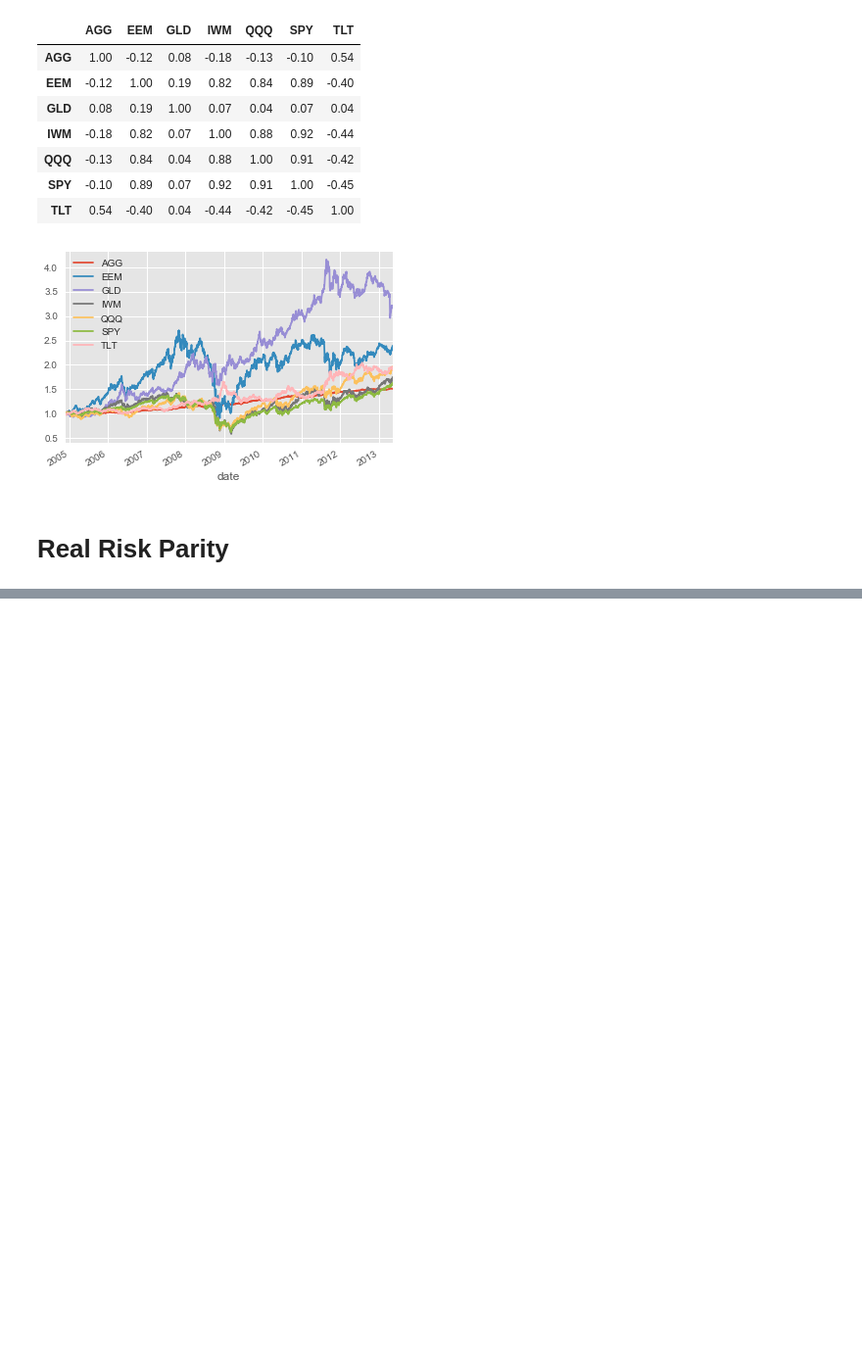
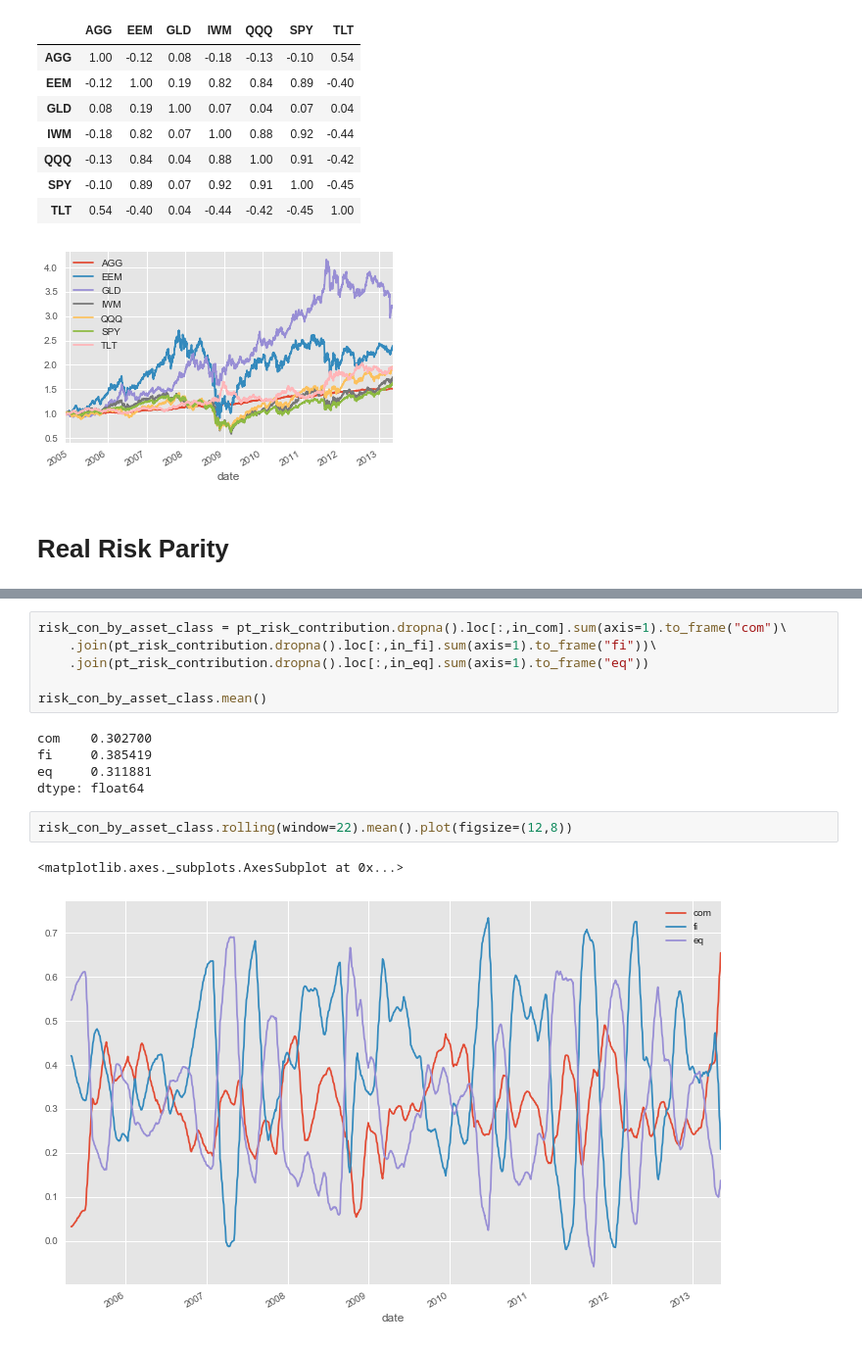
Before and after one commit to qiao-zhou/risk_parity, a Jupyter notebook: notebooks/Risk Parity Introduction.ipynb, the cells around one changed output, grey strips where cells are left out. Shown: that part at 98% size. Cells and saved outputs as stored; diff of their text form; blank space fills up the shorter version.

```diff
--- a/notebooks/Risk Parity Introduction.ipynb
+++ b/notebooks/Risk Parity Introduction.ipynb
@@ -207,0 +331,16 @@ cov_dict.values[1200]
+# %%
+risk_con_by_asset_class = pt_risk_contribution.dropna().loc[:,in_com].sum(axis=1).to_frame("com")\
+    .join(pt_risk_contribution.dropna().loc[:,in_fi].sum(axis=1).to_frame("fi"))\
+    .join(pt_risk_contribution.dropna().loc[:,in_eq].sum(axis=1).to_frame("eq"))
+
+risk_con_by_asset_class.mean()
+# %% [output]
+com    0.302700
+fi     0.385419
+eq     0.311881
+dtype: float64
+# %%
+risk_con_by_asset_class.rolling(window=22).mean().plot(figsize=(12,8))
+# %% [output]
+<matplotlib.axes._subplots.AxesSubplot at 0x...>
+[figure, added]
```
Also changed, not shown: parts of 33 cells of this notebook, 4 other files.
